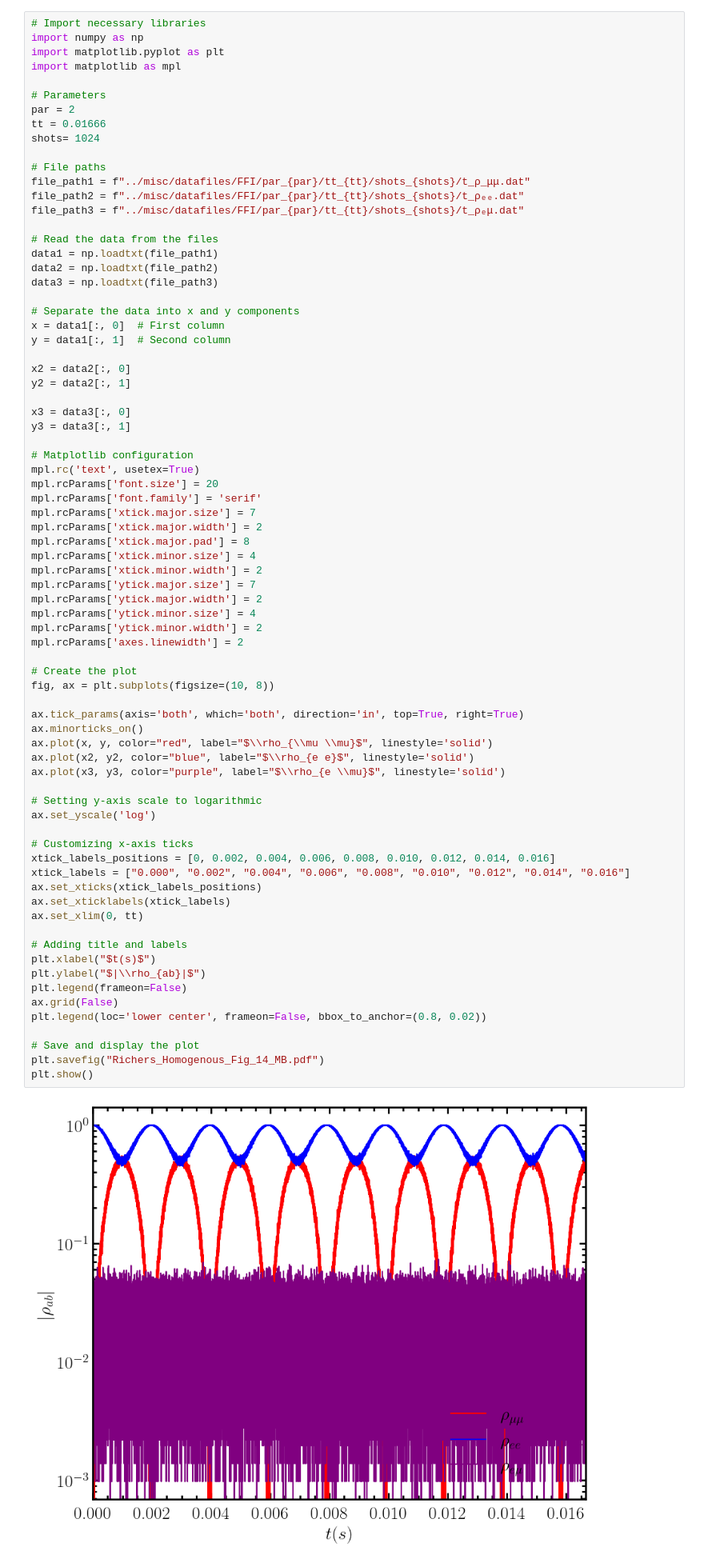
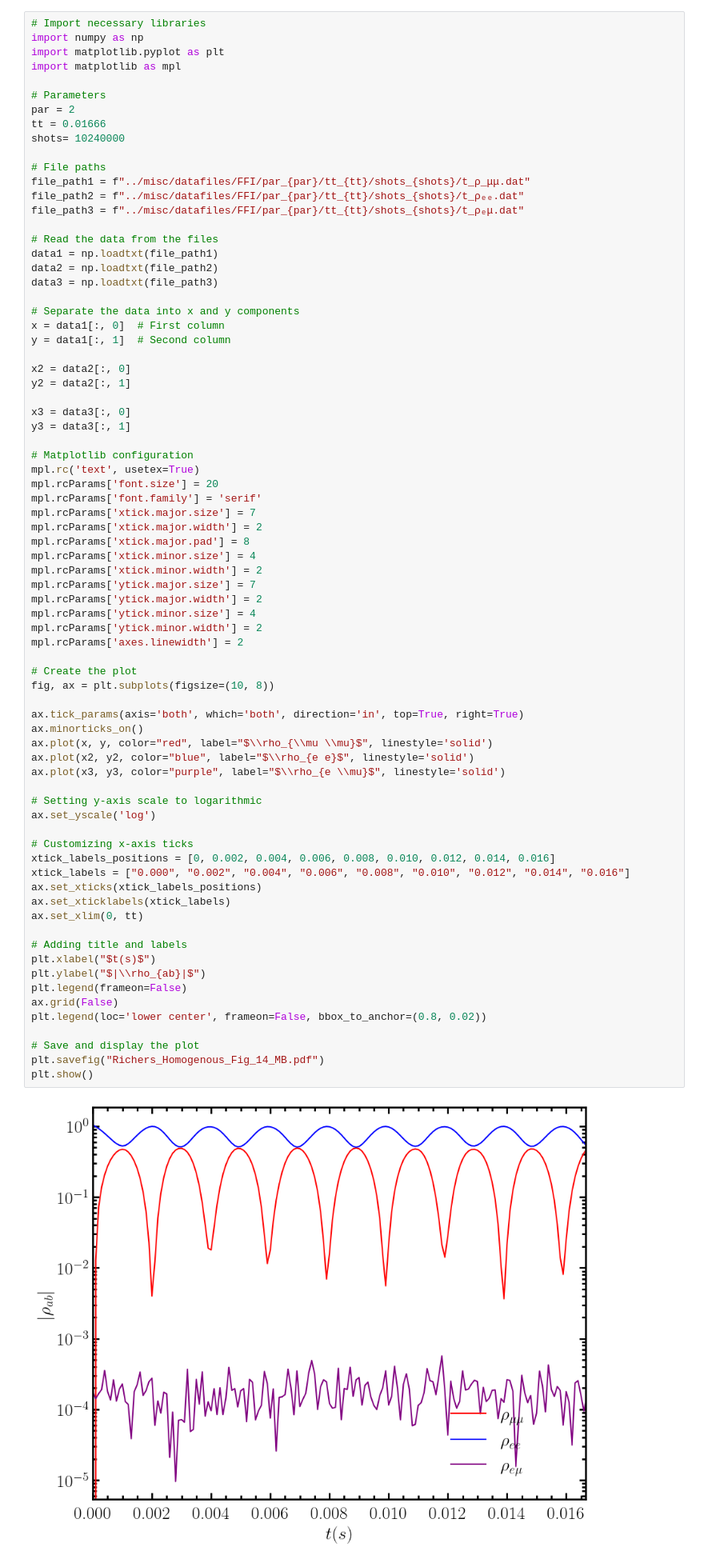
Before and after one commit to zlaraib/QCNO, a Jupyter notebook: Richers_MB_plots/Richers_homogenous_MB.ipynb, the cells around one changed output. Shown at 80% size. Cells and saved outputs as stored; diff of their text form.

Commit message:
increased shots

```diff
--- a/Richers_MB_plots/Richers_homogenous_MB.ipynb
+++ b/Richers_MB_plots/Richers_homogenous_MB.ipynb
@@ -7,7 +7,7 @@ import matplotlib as mpl
 # Parameters
 par = 2
 tt = 0.01666
-shots= 1024
+shots= 10240000
 
 # File paths
 file_path1 = f"../misc/datafiles/FFI/par_{par}/tt_{tt}/shots_{shots}/t_ρ_μμ.dat"
@@ -47,31 +47,31 @@ mpl.rcParams['axes.linewidth'] = 2
 # Create the plot
 fig, ax = plt.subplots(figsize=(10, 8))
 
 ax.tick_params(axis='both', which='both', direction='in', top=True, right=True)
 ax.minorticks_on()
 ax.plot(x, y, color="red", label="$\\rho_{\\mu \\mu}$", linestyle='solid')
 ax.plot(x2, y2, color="blue", label="$\\rho_{e e}$", linestyle='solid')
 ax.plot(x3, y3, color="purple", label="$\\rho_{e \\mu}$", linestyle='solid')
 
 # Setting y-axis scale to logarithmic
 ax.set_yscale('log')
 
 # Customizing x-axis ticks
 xtick_labels_positions = [0, 0.002, 0.004, 0.006, 0.008, 0.010, 0.012, 0.014, 0.016]
 xtick_labels = ["0.000", "0.002", "0.004", "0.006", "0.008", "0.010", "0.012", "0.014", "0.016"]
 ax.set_xticks(xtick_labels_positions)
 ax.set_xticklabels(xtick_labels)
 ax.set_xlim(0, tt)
 
 # Adding title and labels
 plt.xlabel("$t(s)$")
 plt.ylabel("$|\\rho_{ab}|$")
 plt.legend(frameon=False)
 ax.grid(False)
 plt.legend(loc='lower center', frameon=False, bbox_to_anchor=(0.8, 0.02))
 
 # Save and display the plot
 plt.savefig("Richers_Homogenous_Fig_14_MB.pdf")
 plt.show()
 # %% [output]
-[figure, old version]
+[figure, new version]
```
